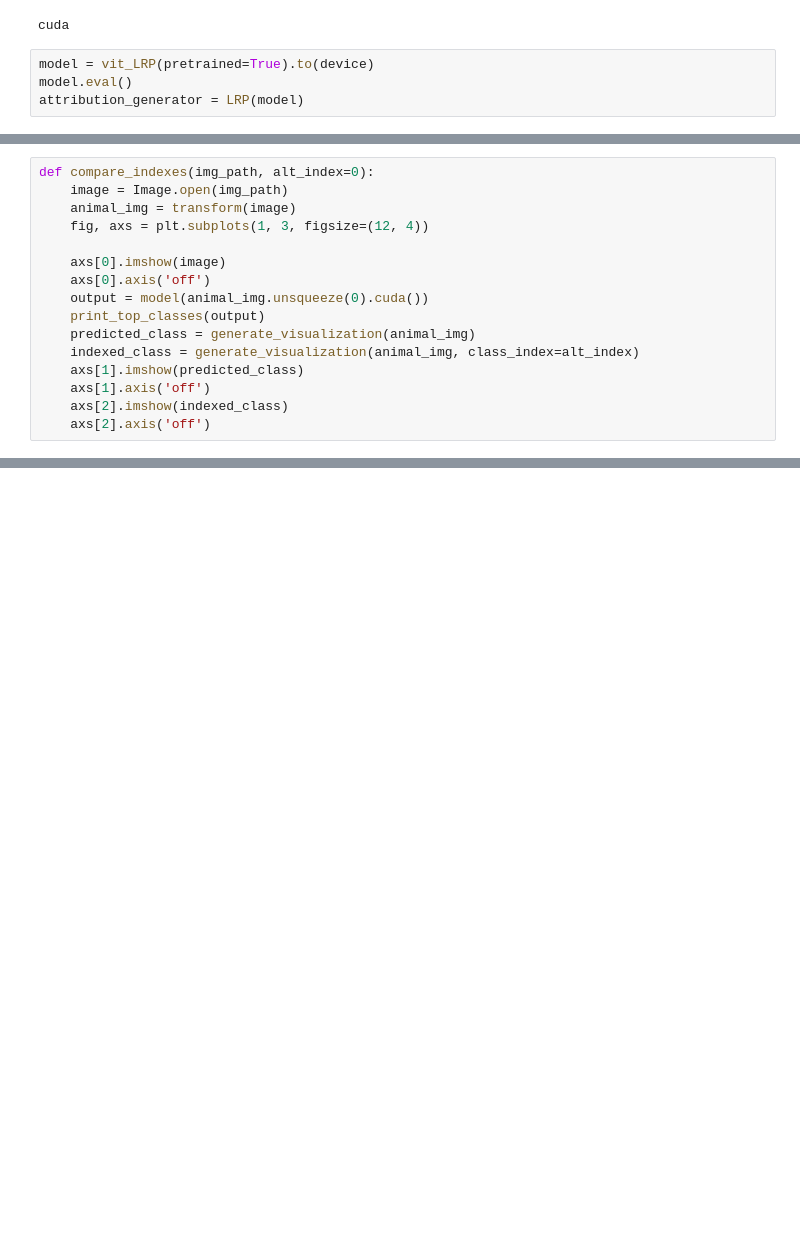
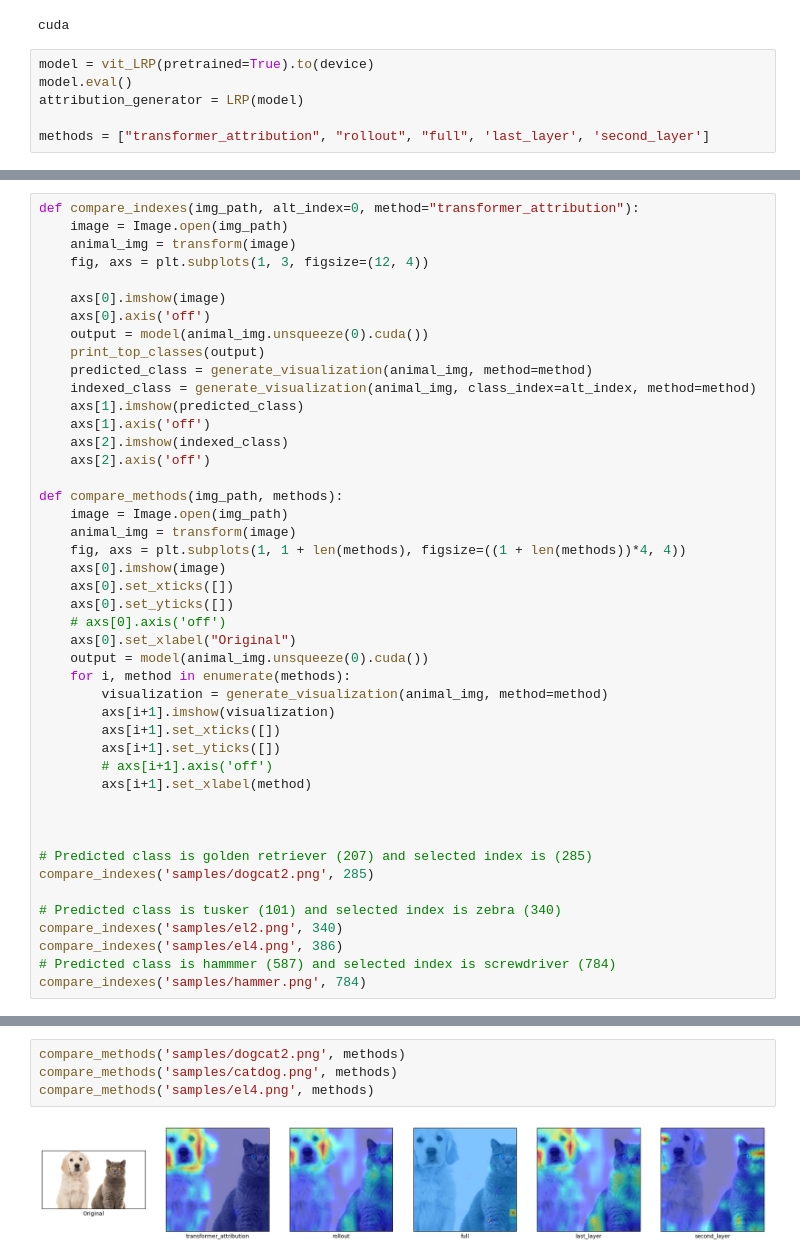
Before and after one commit to ManjotSingh08x/TransformerAttribution, a Jupyter notebook: Explainabiliy.ipynb, the cells around one changed output, grey strips where cells are left out. Cells and saved outputs as stored; diff of their text form; blank space fills up the shorter version.

Commit message:
added visualizations

```diff
--- a/Explainabiliy.ipynb
+++ b/Explainabiliy.ipynb
@@ -16,6 +16,8 @@ cuda
 model = vit_LRP(pretrained=True).to(device)
 model.eval()
 attribution_generator = LRP(model)
+
+methods = ["transformer_attribution", "rollout", "full", 'last_layer', 'second_layer']
 # %%
 normalize = transforms.Normalize(mean=[0.5, 0.5, 0.5], std=[0.5,0.5,0.5])
 transform = transforms.Compose([
@@ -69,7 +72,7 @@ def print_top_classes(predictions, **kwargs):
         output_string += 'value = {:.3f}\t prob = {:.1f}%'.format(predictions[0, cls_idx], 100 * prob[0, cls_idx])
         print(output_string)
 # %%
-def compare_indexes(img_path, alt_index=0):
+def compare_indexes(img_path, alt_index=0, method="transformer_attribution"):
     image = Image.open(img_path)
     animal_img = transform(image)
     fig, axs = plt.subplots(1, 3, figsize=(12, 4))
@@ -78,10 +81,39 @@ def compare_indexes(img_path, alt_index=0):
     axs[0].axis('off')
     output = model(animal_img.unsqueeze(0).cuda())
     print_top_classes(output)
-    predicted_class = generate_visualization(animal_img)
-    indexed_class = generate_visualization(animal_img, class_index=alt_index)
+    predicted_class = generate_visualization(animal_img, method=method)
+    indexed_class = generate_visualization(animal_img, class_index=alt_index, method=method)
     axs[1].imshow(predicted_class)
     axs[1].axis('off')
     axs[2].imshow(indexed_class)
     axs[2].axis('off')
+
+def compare_methods(img_path, methods):
+    image = Image.open(img_path)
+    animal_img = transform(image)
+    fig, axs = plt.subplots(1, 1 + len(methods), figsize=((1 + len(methods))*4, 4))
+    axs[0].imshow(image)
+    axs[0].set_xticks([])
+    axs[0].set_yticks([])
+    # axs[0].axis('off')
+    axs[0].set_xlabel("Original")
+    output = model(animal_img.unsqueeze(0).cuda())
+    for i, method in enumerate(methods):
+        visualization = generate_visualization(animal_img, method=method)
+        axs[i+1].imshow(visualization)
+        axs[i+1].set_xticks([])
+        axs[i+1].set_yticks([])
+        # axs[i+1].axis('off')
+        axs[i+1].set_xlabel(method)
+
+
+
+# Predicted class is golden retriever (207) and selected index is (285)
+compare_indexes('samples/dogcat2.png', 285)
+
+# Predicted class is tusker (101) and selected index is zebra (340)
+compare_indexes('samples/el2.png', 340)
+compare_indexes('samples/el4.png', 386)
+# Predicted class is hammmer (587) and selected index is screwdriver (784)
+compare_indexes('samples/hammer.png', 784)
 # %%
@@ -112,0 +130,6 @@ Top 5 classes:
+# %%
+compare_methods('samples/dogcat2.png', methods)
+compare_methods('samples/catdog.png', methods)
+compare_methods('samples/el4.png', methods)
+# %% [output]
+[figure, added]
```
Also changed, not shown: parts of 4 cells of this notebook, 10 other files.
